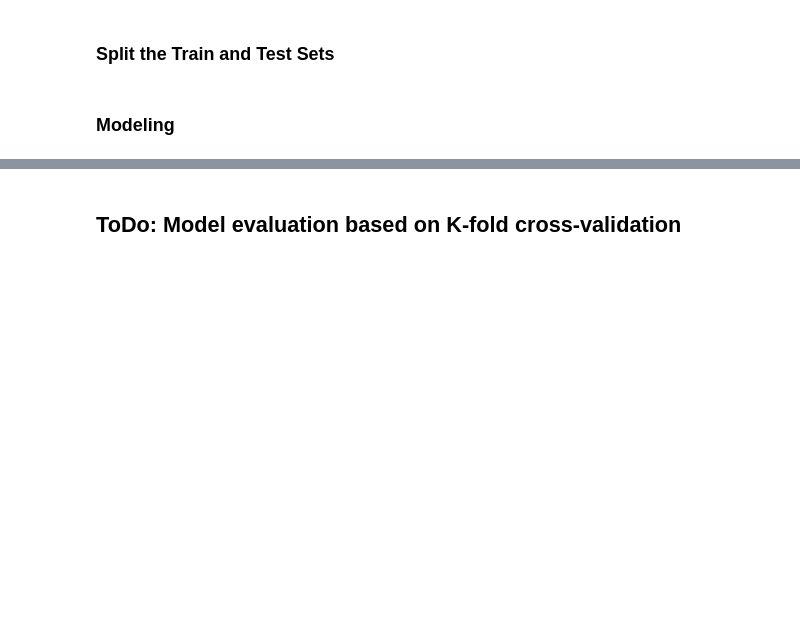
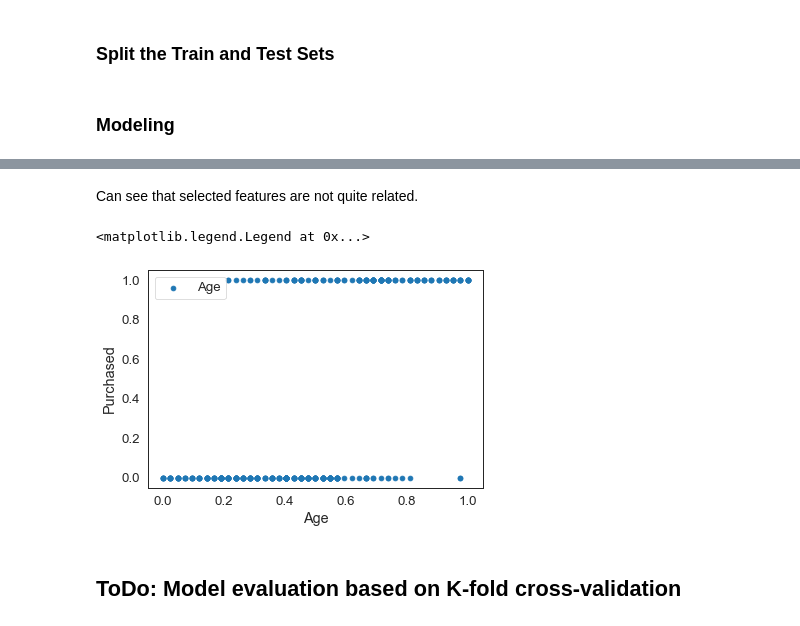
Before and after one commit to wwwenguo/Machine_Learning, a Jupyter notebook: Logistic_Regression/Social_Network_Purchased/Logistic_Regression_sklearn.ipynb, the cells around one changed output, grey strips where cells are left out. Drawn from its saved outputs; the diff is of its cells as text; code cells hidden in the pictures; blank space fills up the shorter version.

```diff
--- a/Logistic_Regression/Social_Network_Purchased/Logistic_Regression_sklearn.ipynb
+++ b/Logistic_Regression/Social_Network_Purchased/Logistic_Regression_sklearn.ipynb
@@ -152,3 +169,16 @@ print(auc(fpr, tpr))
+# %% [markdown]
+Can see that selected features are not quite related.
+# %%
+X = data.Age
+y = data.Purchased
+X_train, X_test, y_train, y_test = tts(X, y, test_size=0.2) # add (random_state=int) can make it return the same results each time calling it
+plt.scatter(X, y, label='Age')
+plt.xlabel('Age')
+plt.ylabel('Purchased')
+plt.legend()
+# %% [output]
+<matplotlib.legend.Legend at 0x...>
+[figure, added]
 # %% [markdown]
 ## ToDo: Model evaluation based on K-fold cross-validation
 # %% [markdown]
```
Also changed, not shown: parts of 10 cells of this notebook.
